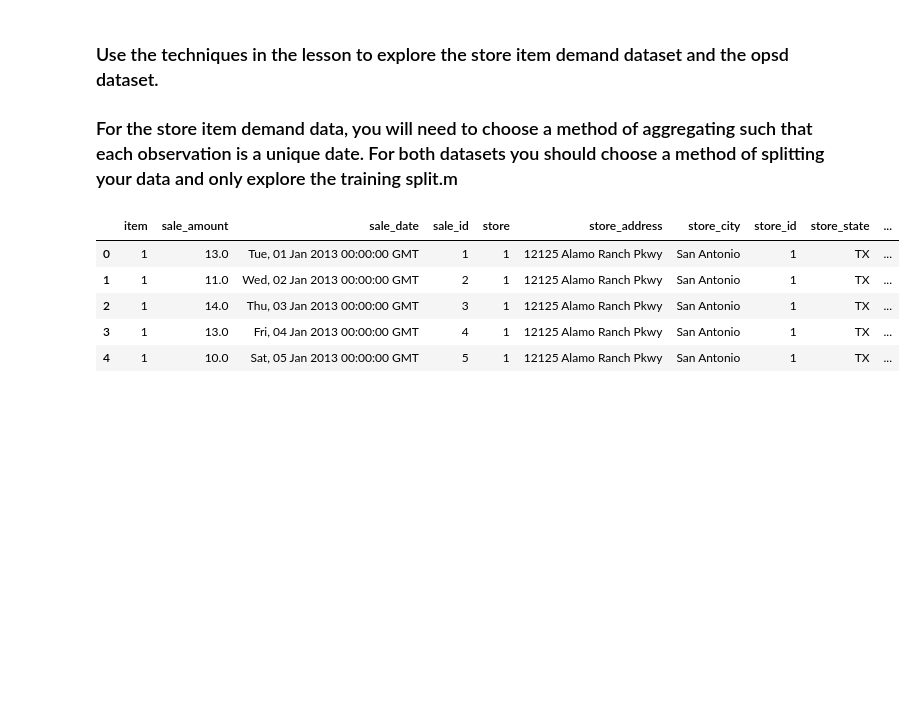
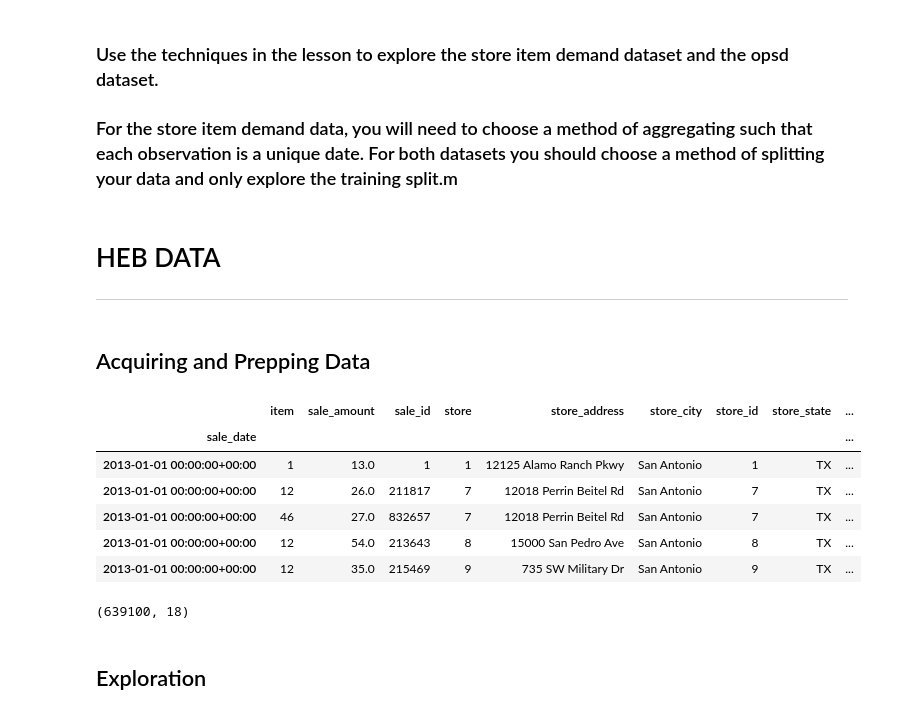
Before and after one commit to SamuelD-Data/time-series-exercises, a Jupyter notebook: explore.ipynb, the cells around one changed output. Drawn from its saved outputs; the diff is of its cells as text; code cells hidden in the pictures; blank space fills up the shorter version.

```diff
--- a/explore.ipynb
+++ b/explore.ipynb
@@ -10,13 +16,44 @@ import seaborn as sns
+# %% [markdown]
+# HEB DATA
+***
+# %% [markdown]
+## Acquiring and Prepping Data
 # %%
 # importing all data
-items = stores_sales_items_complete()
+df = stores_sales_items_complete()
+
+# prepping data
+df = prep_all_data(df)
 
 # previewing data
-items.head()
+df.head()
 # %% [output]
-|  | item | sale_amount | sale_date | sale_id | store | store_address | store_city | store_id | store_state | ... |
-| 0 | 1 | 13.0 | Tue, 01 Jan 2013 00:00:00 GMT | 1 | 1 | 12125 Alamo Ranch Pkwy | San Antonio | 1 | TX | ... |
-| 1 | 1 | 11.0 | Wed, 02 Jan 2013 00:00:00 GMT | 2 | 1 | 12125 Alamo Ranch Pkwy | San Antonio | 1 | TX | ... |
-| 2 | 1 | 14.0 | Thu, 03 Jan 2013 00:00:00 GMT | 3 | 1 | 12125 Alamo Ranch Pkwy | San Antonio | 1 | TX | ... |
-| 3 | 1 | 13.0 | Fri, 04 Jan 2013 00:00:00 GMT | 4 | 1 | 12125 Alamo Ranch Pkwy | San Antonio | 1 | TX | ... |
-| 4 | 1 | 10.0 | Sat, 05 Jan 2013 00:00:00 GMT | 5 | 1 | 12125 Alamo Ranch Pkwy | San Antonio | 1 | TX | ... |
+|  | item | sale_amount | sale_id | store | store_address | store_city | store_id | store_state | ... |
+| sale_date |  |  |  |  |  |  |  |  | ... |
+| 2013-01-01 00:00:00+00:00 | 1 | 13.0 | 1 | 1 | 12125 Alamo Ranch Pkwy | San Antonio | 1 | TX | ... |
+| 2013-01-01 00:00:00+00:00 | 12 | 26.0 | 211817 | 7 | 12018 Perrin Beitel Rd | San Antonio | 7 | TX | ... |
+| 2013-01-01 00:00:00+00:00 | 46 | 27.0 | 832657 | 7 | 12018 Perrin Beitel Rd | San Antonio | 7 | TX | ... |
+| 2013-01-01 00:00:00+00:00 | 12 | 54.0 | 213643 | 8 | 15000 San Pedro Ave | San Antonio | 8 | TX | ... |
+| 2013-01-01 00:00:00+00:00 | 12 | 35.0 | 215469 | 9 | 735 SW Military Dr | San Antonio | 9 | TX | ... |
+# %%
+# splitting data
+
+# setting % of original DFs rows that train will contain
+train_size = .70
+
+# getting count of original DFs rows
+n = df.shape[0]
+
+# calculating number of rows that train will contain
+train_row_count = round(train_size * n)
+
+# gathering # of rows from original df equal to train_row_count
+train = df[:train_row_count]
+
+# gathering # of rows from original df minus train_row_count
+test = df[train_row_count:]
+
+# checking train shape to see if columns and rows are correct after split
+train.shape
+# %% [output]
+(639100, 18)
@@ -22,0 +65,2 @@ items.head()
+# %% [markdown]
+## Exploration
```
Also changed, not shown: parts of 21 cells of this notebook.
